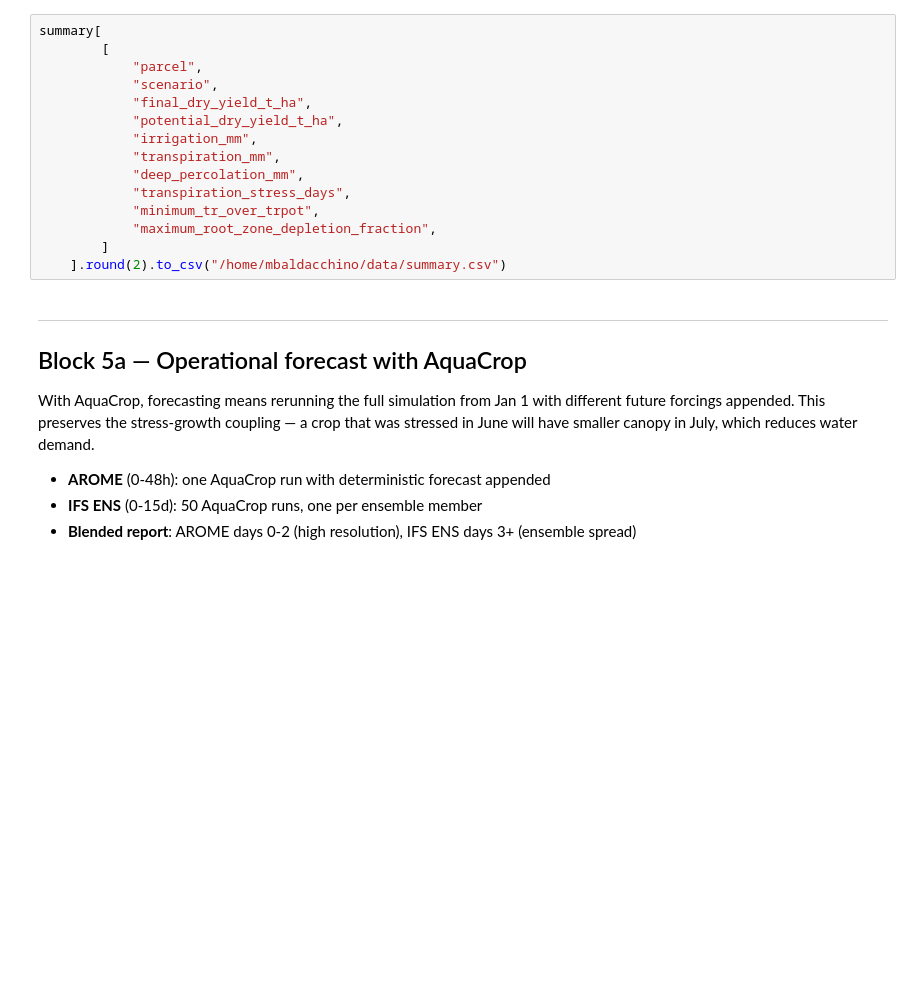
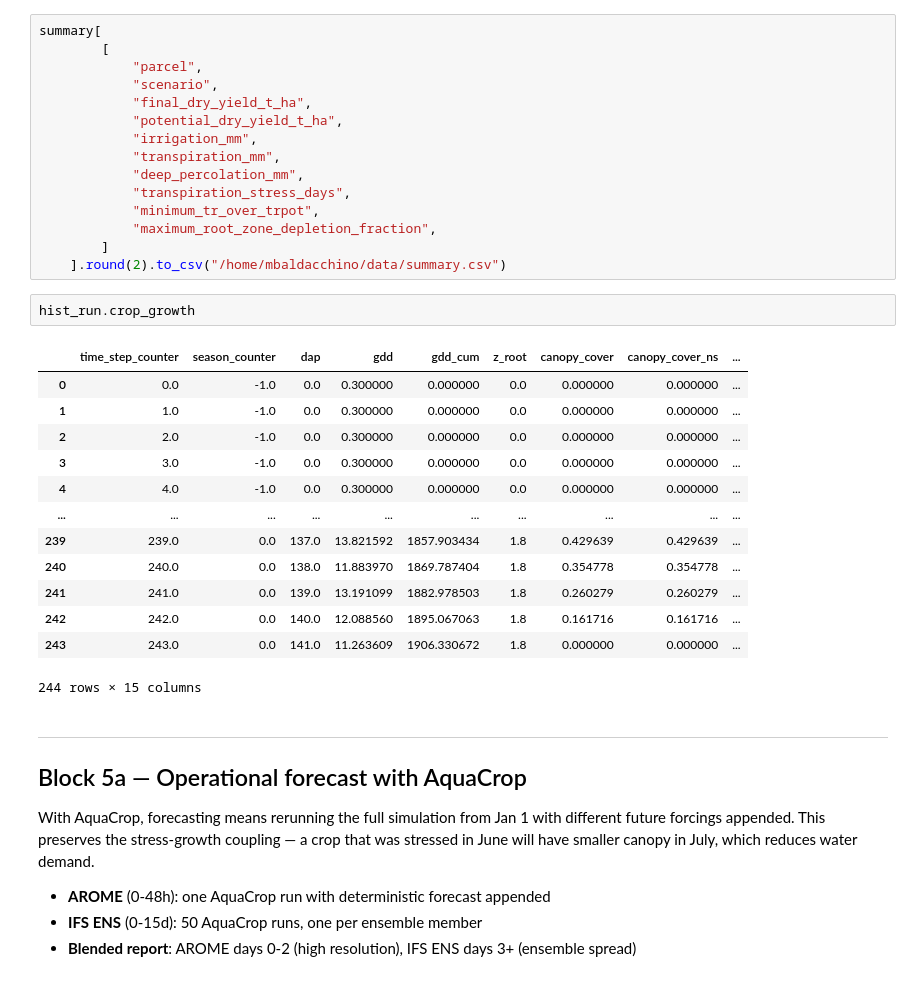
Before and after one commit to Catmosphere314/IrriGator, a Jupyter notebook: notebook/66_full_pipeline_acquacrop.ipynb, the cells around one changed output. Drawn from its saved outputs; the diff is of its cells as text; blank space fills up the shorter version.

```diff
--- a/notebook/66_full_pipeline_acquacrop.ipynb
+++ b/notebook/66_full_pipeline_acquacrop.ipynb
@@ -378,6 +392,22 @@ summary[
             "maximum_root_zone_depletion_fraction",
         ]
     ].round(2).to_csv("/home/mbaldacchino/data/summary.csv")
+# %%
+hist_run.crop_growth
+# %% [output]
+|  | time_step_counter | season_counter | dap | gdd | gdd_cum | z_root | canopy_cover | canopy_cover_ns | ... |
+| 0 | 0.0 | -1.0 | 0.0 | 0.300000 | 0.000000 | 0.0 | 0.000000 | 0.000000 | ... |
+| 1 | 1.0 | -1.0 | 0.0 | 0.300000 | 0.000000 | 0.0 | 0.000000 | 0.000000 | ... |
+| 2 | 2.0 | -1.0 | 0.0 | 0.300000 | 0.000000 | 0.0 | 0.000000 | 0.000000 | ... |
+| 3 | 3.0 | -1.0 | 0.0 | 0.300000 | 0.000000 | 0.0 | 0.000000 | 0.000000 | ... |
+| 4 | 4.0 | -1.0 | 0.0 | 0.300000 | 0.000000 | 0.0 | 0.000000 | 0.000000 | ... |
+| ... | ... | ... | ... | ... | ... | ... | ... | ... | ... |
+| 239 | 239.0 | 0.0 | 137.0 | 13.821592 | 1857.903434 | 1.8 | 0.429639 | 0.429639 | ... |
+| 240 | 240.0 | 0.0 | 138.0 | 11.883970 | 1869.787404 | 1.8 | 0.354778 | 0.354778 | ... |
+| 241 | 241.0 | 0.0 | 139.0 | 13.191099 | 1882.978503 | 1.8 | 0.260279 | 0.260279 | ... |
+| 242 | 242.0 | 0.0 | 140.0 | 12.088560 | 1895.067063 | 1.8 | 0.161716 | 0.161716 | ... |
+| 243 | 243.0 | 0.0 | 141.0 | 11.263609 | 1906.330672 | 1.8 | 0.000000 | 0.000000 | ... |
+244 rows × 15 columns
 # %% [markdown]
 ---
 ## Block 5a — Operational forecast with AquaCrop
```
Also changed, not shown: parts of 9 cells of this notebook.
